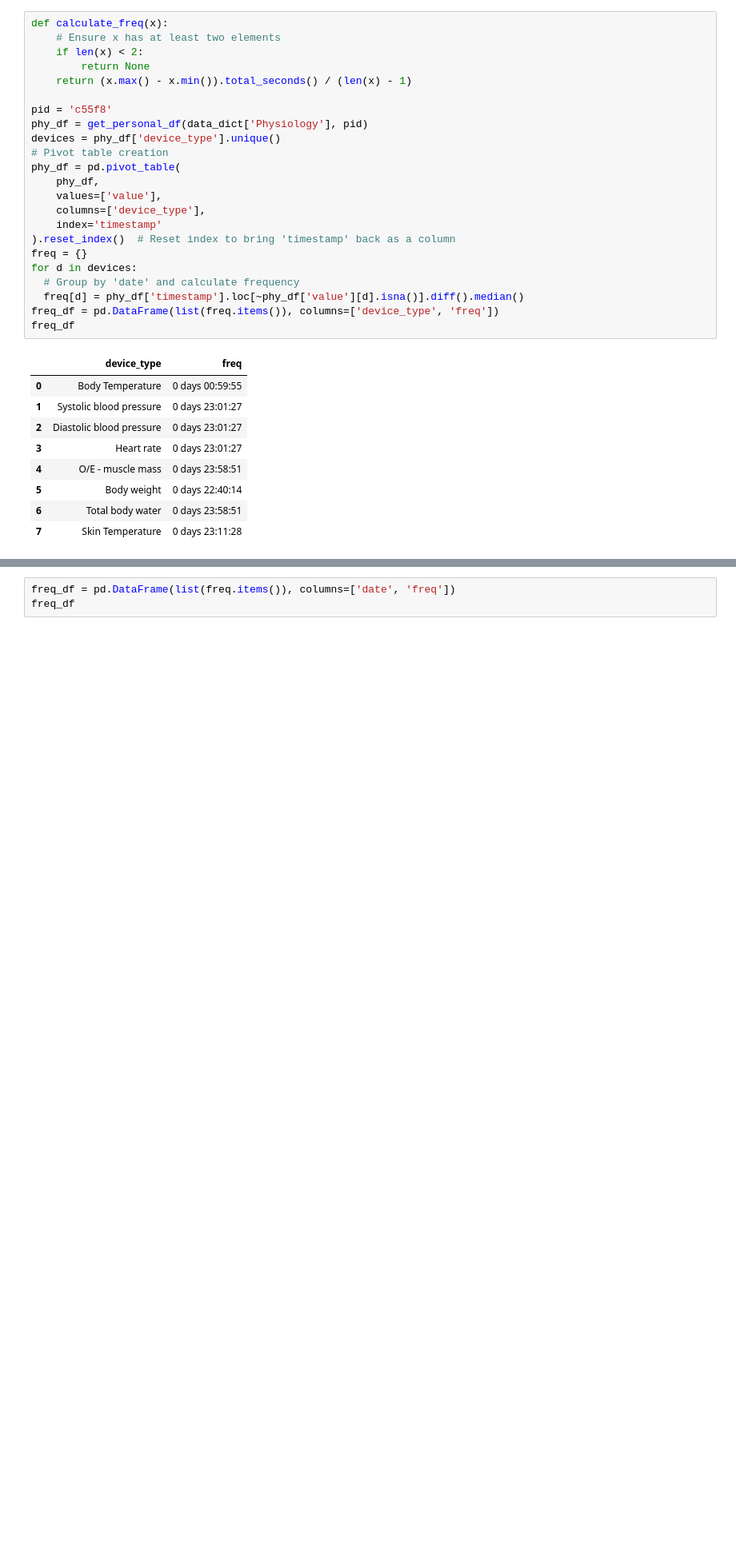
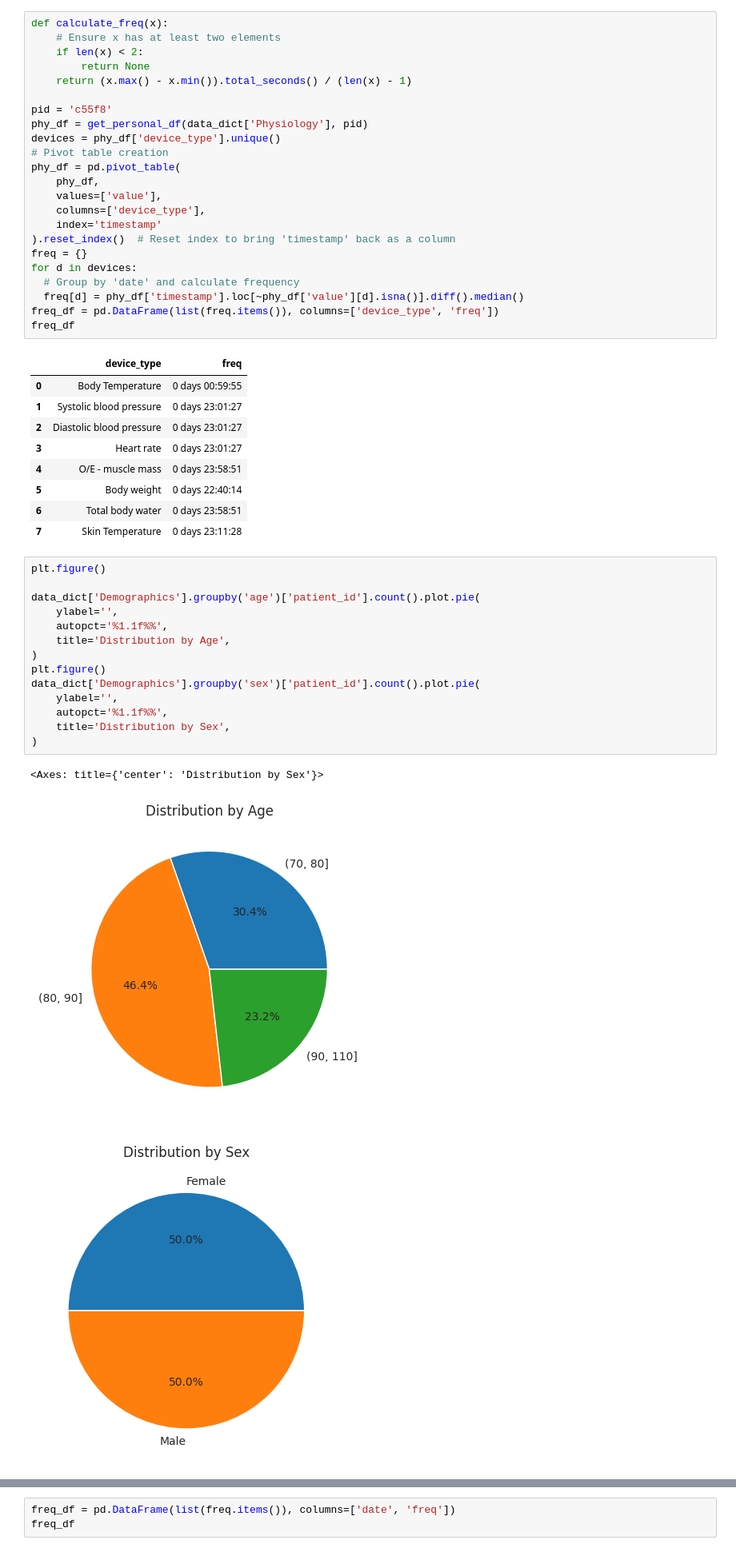
Before and after one commit to gkianfar/S4, a Jupyter notebook: TIHM_data_visualisation.ipynb, the cells around one changed output, grey strips where cells are left out. Shown at 80% size. Drawn from its saved outputs; the diff is of its cells as text; blank space fills up the shorter version.

```diff
--- a/TIHM_data_visualisation.ipynb
+++ b/TIHM_data_visualisation.ipynb
@@ -639,4 +639,22 @@ freq_df
 | 5 | Body weight | 0 days 22:40:14 |
 | 6 | Total body water | 0 days 23:58:51 |
 | 7 | Skin Temperature | 0 days 23:11:28 |
+# %%
+plt.figure()
+
+data_dict['Demographics'].groupby('age')['patient_id'].count().plot.pie(
+    ylabel='',
+    autopct='%1.1f%%',
+    title='Distribution by Age',
+)
+plt.figure()
+data_dict['Demographics'].groupby('sex')['patient_id'].count().plot.pie(
+    ylabel='',
+    autopct='%1.1f%%',
+    title='Distribution by Sex',
+)
+# %% [output]
+<Axes: title={'center': 'Distribution by Sex'}>
+[figure, added]
+[figure, added]
 # %%
```
Also changed, not shown: parts of 2 cells of this notebook.
